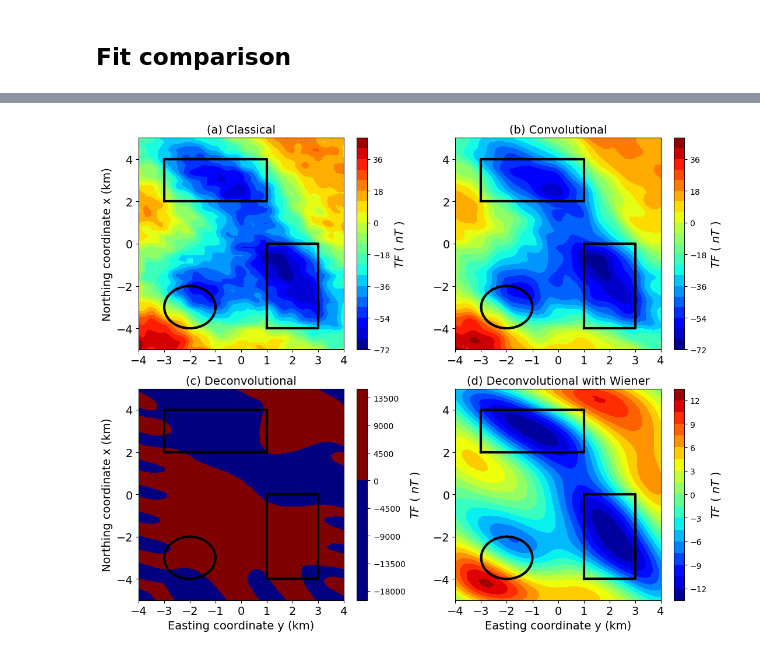
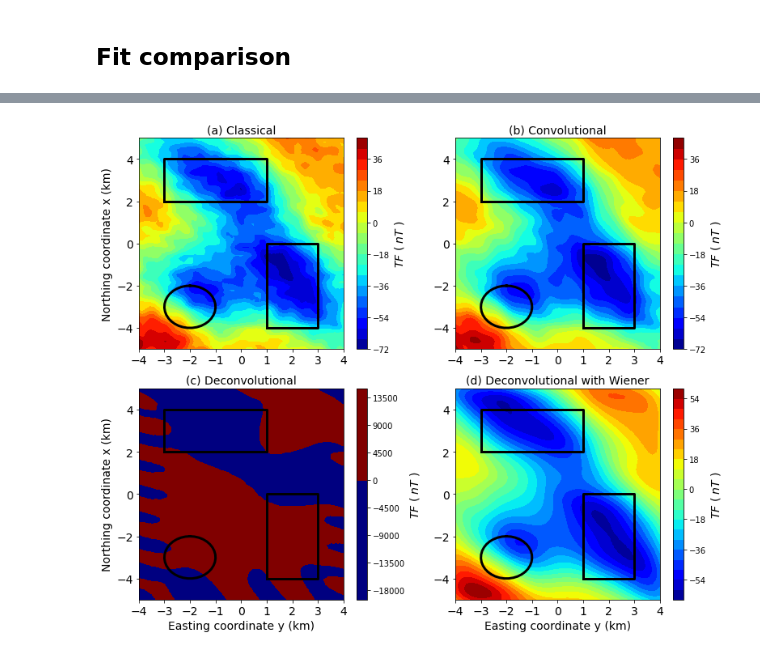
Before and after one commit to DiegoTaka/fast_equivalent_layer, a Jupyter notebook: code/mag/Stability_comparison_mag.ipynb, the cells around one changed output, grey strips where cells are left out. Cells and saved outputs as stored; diff of their text form; code cells hidden in the pictures.

```diff
--- a/code/mag/Stability_comparison_mag.ipynb
+++ b/code/mag/Stability_comparison_mag.ipynb
@@ -232,7 +278,9 @@ A = fc.sensibility_matrix(xi,yi,zi,zj,F,h,N)
 tf_classic = np.dot(A,p)
 tf_bccb = np.dot(A,p_bccb)
 tf_dec = np.dot(A,rho_c_dec)
-tf_dec_wiener = np.dot(A,rho_c_dec_wiener)
+tf_dec_wiener0 = np.dot(A,rho_c_dec_wiener0)
+tf_dec_wiener1 = np.dot(A,rho_c_dec_wiener1)
+tf_dec_wiener2 = np.dot(A,rho_c_dec_wiener2)
 # %%
 scale_max = np.max(tf_classic)
 scale_min = np.min(tf_classic)
@@ -305,32 +353,32 @@ plt.title('(c) Deconvolutional', y=1, x=0.5, fontsize=14)
 plt.tricontourf(yi_plot, xi_plot,tf_dec,22, vmin=scale_min, vmax=scale_max, cmap='jet')
 plt.plot(x_p,y_p,color="k", linewidth=3)
 plt.plot(x_p2,y_p2,color="k", linewidth=3)
 plt.plot(y, x, color="k", linewidth=3)
 cb = plt.colorbar(shrink=1)
 cb.set_label('$TF$ ( $nT$ )', rotation=90, fontsize=14)
 plt.xlim(np.min(yi_plot),np.max(yi_plot))
 plt.ylim(np.min(xi_plot),np.max(xi_plot))
 plt.xticks(fontsize=14)
 plt.yticks(fontsize=14)
 plt.xlabel('Easting coordinate y (km)', fontsize=14)
 plt.ylabel('Northing coordinate x (km)', fontsize=14)
 
 plt.subplot(224)
 plt.title('(d) Deconvolutional with Wiener', y=1, x=0.5, fontsize=14)
-plt.tricontourf(yi_plot, xi_plot,tf_dec_wiener,22,cmap='jet')
+plt.tricontourf(yi_plot, xi_plot,tf_dec_wiener1,22,cmap='jet')
 plt.plot(x_p,y_p,color="k", linewidth=3)
 plt.plot(x_p2,y_p2,color="k", linewidth=3)
 plt.plot(y, x, color="k", linewidth=3)
 cb = plt.colorbar(shrink=1)
 cb.set_label('$TF$ ( $nT$ )', rotation=90, fontsize=14)
 plt.xlim(np.min(yi_plot),np.max(yi_plot))
 plt.ylim(np.min(xi_plot),np.max(xi_plot))
 plt.xticks(fontsize=14)
 plt.yticks(fontsize=14)
 plt.xlabel('Easting coordinate y (km)', fontsize=14)
 #plt.ylabel('Northing coordinate x (km)', fontsize=14)
 
 plt.tight_layout()
 #plt.savefig('../../manuscript/Fig/stability_mag_comparison.png', dpi=300)
 # %% [output]
-[figure, old version]
+[figure, new version]
```
Also changed, not shown: parts of 23 cells of this notebook, 1 other file.
